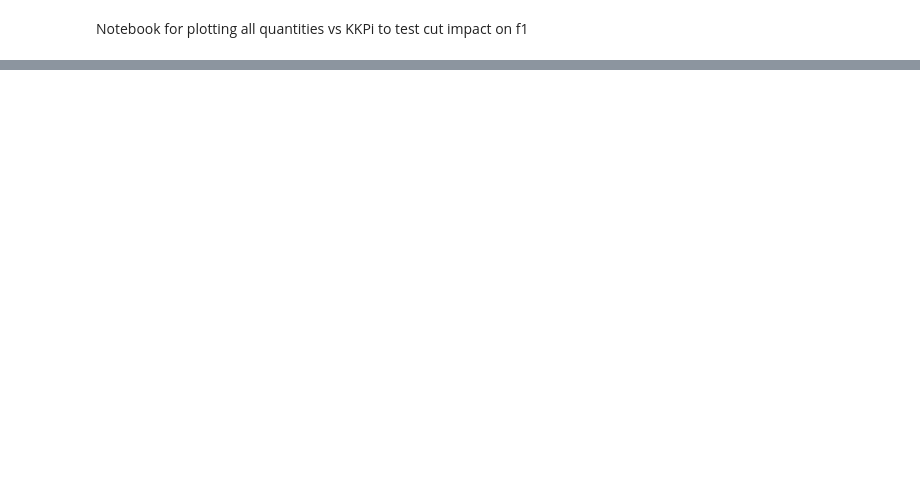
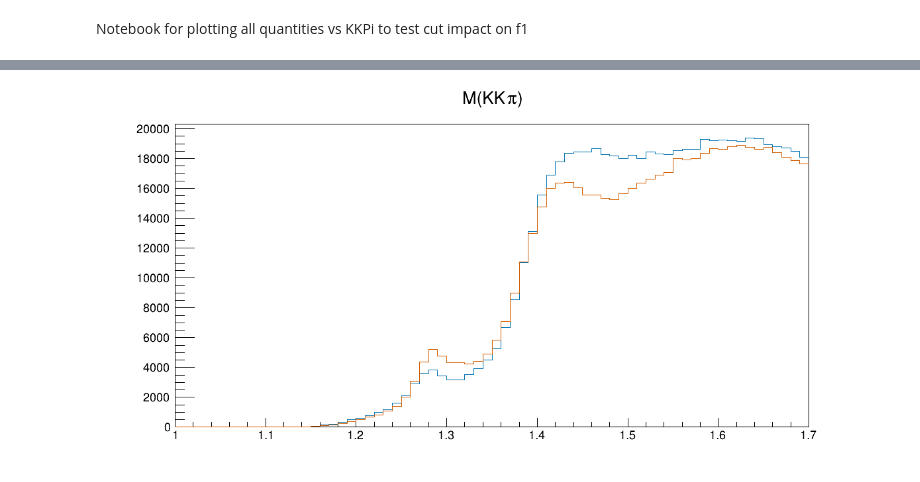
Before and after one commit to tylerviducic/gluex, a Jupyter notebook: scripts/plotting/plot_cut_vs_kkpi.ipynb, the cells around one changed output, grey strips where cells are left out. Cells and saved outputs as stored; diff of their text form; code cells hidden in the pictures; blank space fills up the shorter version.

```diff
--- a/scripts/plotting/plot_cut_vs_kkpi.ipynb
+++ b/scripts/plotting/plot_cut_vs_kkpi.ipynb
@@ -122,0 +145,15 @@ c.Draw()
+# %%
+df_pimkpks = df_pimkpks.Filter(KSP_MASS_CUT)
+# %%
+hist_pipkmks = df_pipkmks.Histo1D(('pipkmks', 'M(#pi^{+}K^{-}K_{s})', 70, 1.0, 1.7), 'pipkmks_m')
+hist_pipkmks.SetLineColor(ROOT.TColor.GetColor(colorblind_hex_dict['blue']))
+hist_pipkmks.SetTitle('M(KK#pi)')
+hist_pimkpks = df_pimkpks.Histo1D(('pimkpks', 'M(#pi^{-}K^{+}K_{s})', 70, 1.0, 1.7), 'pimkpks_m')
+hist_pimkpks.SetLineColor(ROOT.TColor.GetColor(colorblind_hex_dict['red']))
+# %%
+c2 = ROOT.TCanvas('c2', 'c2', 1200, 600)
+hist_pipkmks.Draw()
+hist_pimkpks.Draw("same")
+c2.Update()
+c2.Draw()
+# %% [output]
@@ -122,0 +161 @@ c.Draw()
+[figure, added]
```
Also changed, not shown: parts of 9 cells of this notebook.
